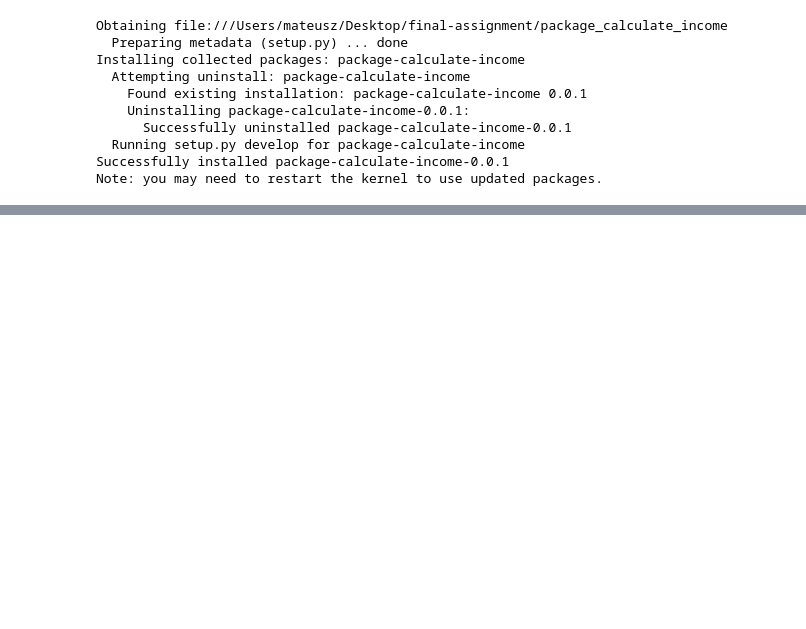
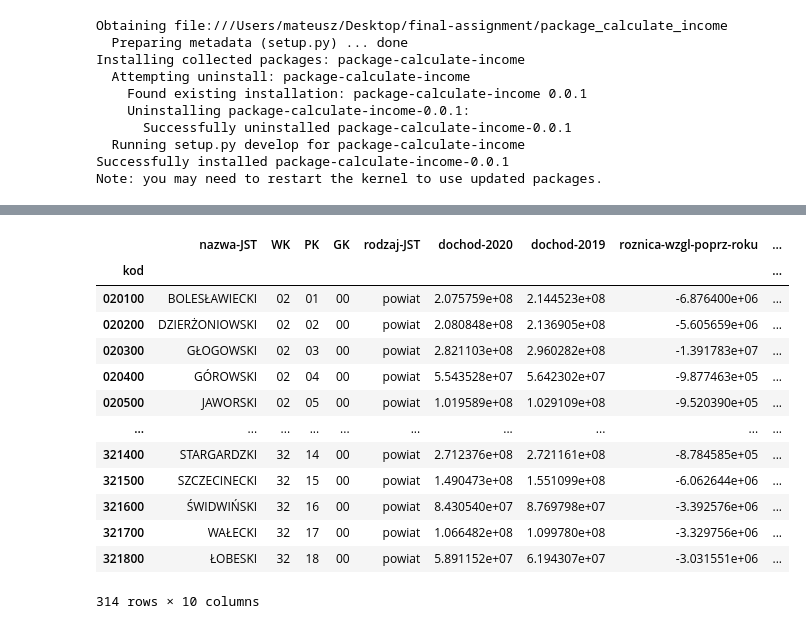
Before and after one commit to matthewmachnowski/final-assignment, a Jupyter notebook: script.ipynb, the cells around one changed output, grey strips where cells are left out. Saved outputs shown, nothing was run; the diff lists cells and outputs as text; code cells hidden in the pictures; blank space fills up the shorter version.

```diff
--- a/script.ipynb
+++ b/script.ipynb
@@ -72,0 +118,18 @@ df_mnpp
+# %%
+df_pow_mnpp2 = mean_calc.mean_inc_pow(df_pow, config["data"]["pow_lud"])
+df_pow_mnpp2
+# %% [output]
+|  | nazwa-JST | WK | PK | GK | rodzaj-JST | dochod-2020 | dochod-2019 | roznica-wzgl-poprz-roku | ... |
+| kod |  |  |  |  |  |  |  |  | ... |
+| 020100 | BOLESŁAWIECKI | 02 | 01 | 00 | powiat | 2.075759e+08 | 2.144523e+08 | -6.876400e+06 | ... |
+| 020200 | DZIERŻONIOWSKI | 02 | 02 | 00 | powiat | 2.080848e+08 | 2.136905e+08 | -5.605659e+06 | ... |
+| 020300 | GŁOGOWSKI | 02 | 03 | 00 | powiat | 2.821103e+08 | 2.960282e+08 | -1.391783e+07 | ... |
+| 020400 | GÓROWSKI | 02 | 04 | 00 | powiat | 5.543528e+07 | 5.642302e+07 | -9.877463e+05 | ... |
+| 020500 | JAWORSKI | 02 | 05 | 00 | powiat | 1.019589e+08 | 1.029109e+08 | -9.520390e+05 | ... |
+| ... | ... | ... | ... | ... | ... | ... | ... | ... | ... |
+| 321400 | STARGARDZKI | 32 | 14 | 00 | powiat | 2.712376e+08 | 2.721161e+08 | -8.784585e+05 | ... |
+| 321500 | SZCZECINECKI | 32 | 15 | 00 | powiat | 1.490473e+08 | 1.551099e+08 | -6.062644e+06 | ... |
+| 321600 | ŚWIDWIŃSKI | 32 | 16 | 00 | powiat | 8.430540e+07 | 8.769798e+07 | -3.392576e+06 | ... |
+| 321700 | WAŁECKI | 32 | 17 | 00 | powiat | 1.066482e+08 | 1.099780e+08 | -3.329756e+06 | ... |
+| 321800 | ŁOBESKI | 32 | 18 | 00 | powiat | 5.891152e+07 | 6.194307e+07 | -3.031551e+06 | ... |
+314 rows × 10 columns
```
Also changed, not shown: parts of 13 cells of this notebook.
